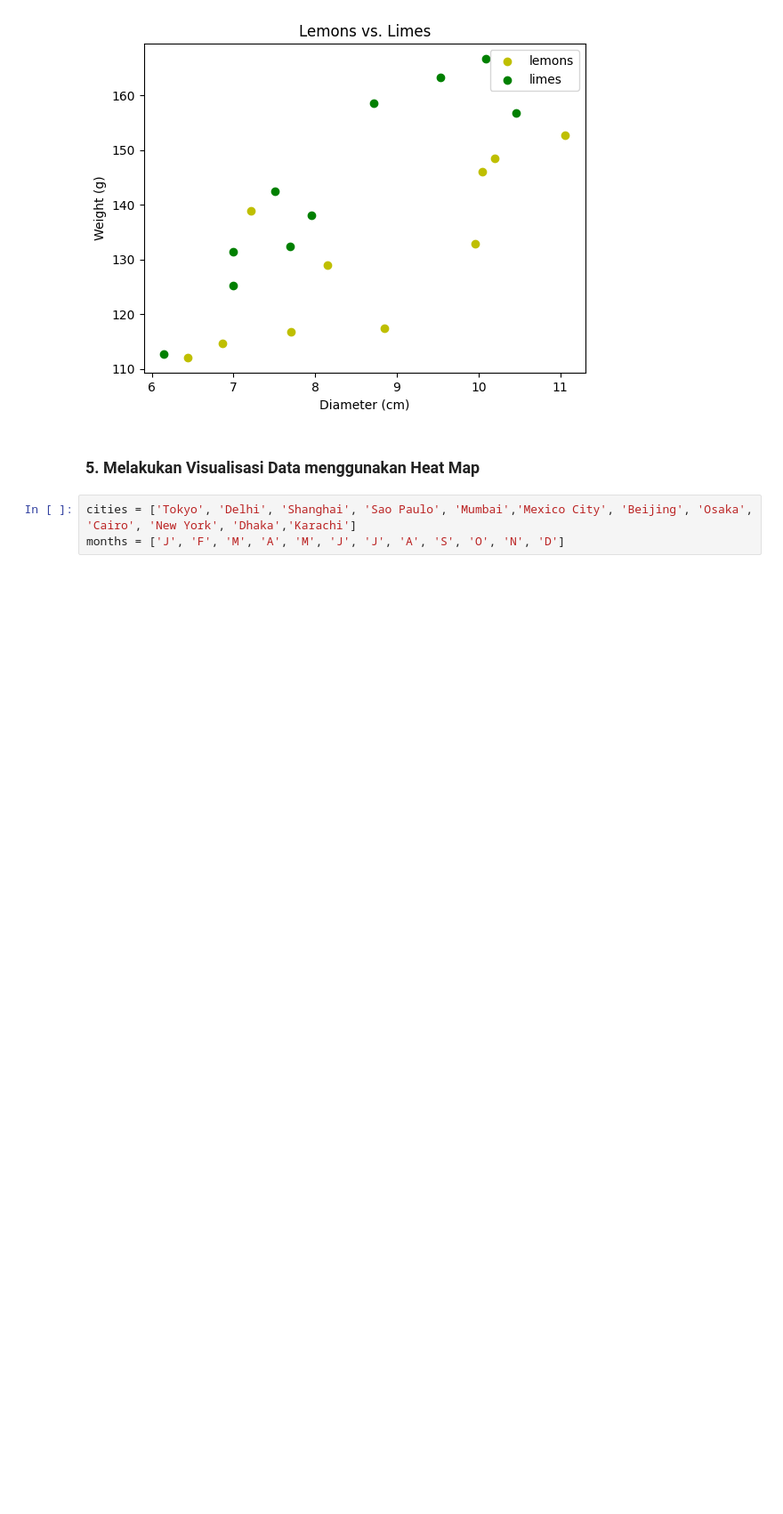
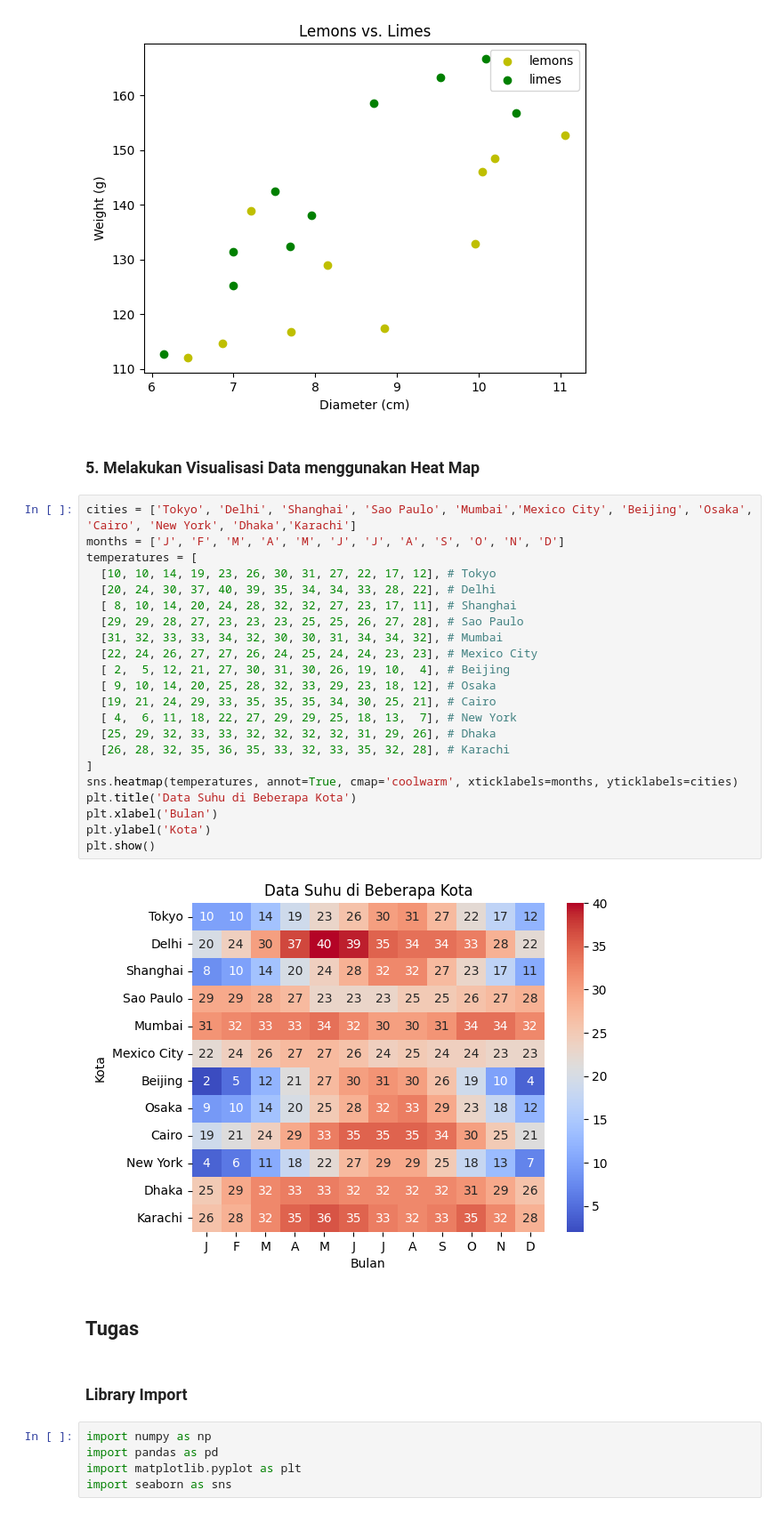
Before and after one commit to Radityaz/2025_AI_TI1B, a Jupyter notebook: RikoAdityaZaki_AI_06.ipynb, the cells around one changed output. Shown: that part at 89% size. Drawn from its saved outputs; the diff is of its cells as text; blank space fills up the shorter version.

```diff
--- a/RikoAdityaZaki_AI_06.ipynb
+++ b/RikoAdityaZaki_AI_06.ipynb
@@ -106,6 +106,36 @@ plt.show()
 [figure]
 # %% [markdown]
 ### 5.	Melakukan Visualisasi Data menggunakan Heat Map
-# %%
-cities = ['Tokyo', 'Delhi', 'Shanghai', 'Sao Paulo', 'Mumbai','Mexico City', 'Beijing', 'Osaka', 'Cairo', 'New York', 'Dhaka','Karachi']
-months = ['J', 'F', 'M', 'A', 'M', 'J', 'J', 'A', 'S', 'O', 'N', 'D']
+# %%
+cities = ['Tokyo', 'Delhi', 'Shanghai', 'Sao Paulo', 'Mumbai','Mexico City', 'Beijing', 'Osaka', 'Cairo', 'New York', 'Dhaka','Karachi']
+months = ['J', 'F', 'M', 'A', 'M', 'J', 'J', 'A', 'S', 'O', 'N', 'D']
+temperatures = [
+  [10, 10, 14, 19, 23, 26, 30, 31, 27, 22, 17, 12], # Tokyo
+  [20, 24, 30, 37, 40, 39, 35, 34, 34, 33, 28, 22], # Delhi
+  [ 8, 10, 14, 20, 24, 28, 32, 32, 27, 23, 17, 11], # Shanghai
+  [29, 29, 28, 27, 23, 23, 23, 25, 25, 26, 27, 28], # Sao Paulo
+  [31, 32, 33, 33, 34, 32, 30, 30, 31, 34, 34, 32], # Mumbai
+  [22, 24, 26, 27, 27, 26, 24, 25, 24, 24, 23, 23], # Mexico City
+  [ 2,  5, 12, 21, 27, 30, 31, 30, 26, 19, 10,  4], # Beijing
+  [ 9, 10, 14, 20, 25, 28, 32, 33, 29, 23, 18, 12], # Osaka
+  [19, 21, 24, 29, 33, 35, 35, 35, 34, 30, 25, 21], # Cairo
+  [ 4,  6, 11, 18, 22, 27, 29, 29, 25, 18, 13,  7], # New York
+  [25, 29, 32, 33, 33, 32, 32, 32, 32, 31, 29, 26], # Dhaka
+  [26, 28, 32, 35, 36, 35, 33, 32, 33, 35, 32, 28], # Karachi
+]
+sns.heatmap(temperatures, annot=True, cmap='coolwarm', xticklabels=months, yticklabels=cities)
+plt.title('Data Suhu di Beberapa Kota')
+plt.xlabel('Bulan')
+plt.ylabel('Kota')
+plt.show()
+# %% [output]
+[figure, added]
+# %% [markdown]
+## Tugas
+# %% [markdown]
+### Library Import
+# %%
+import numpy as np
+import pandas as pd
+import matplotlib.pyplot as plt
+import seaborn as sns
```
Also changed, not shown: parts of 10 cells of this notebook.
